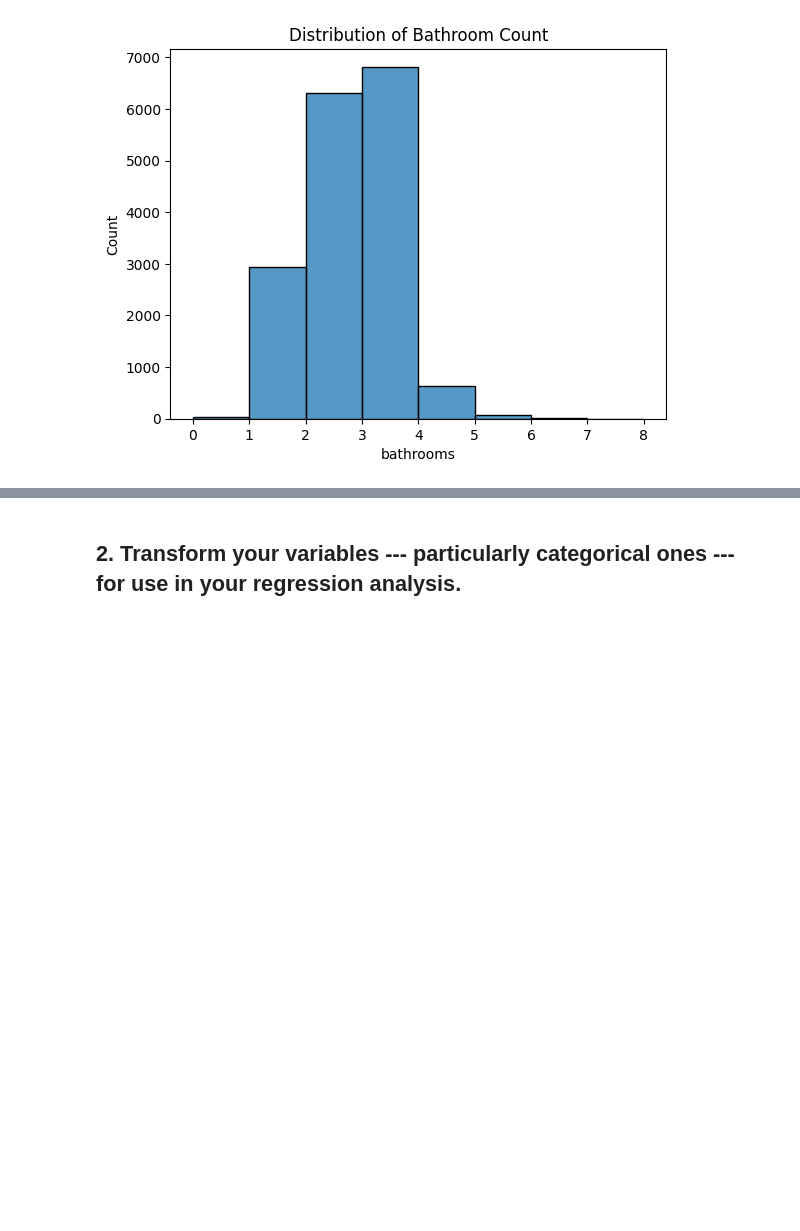
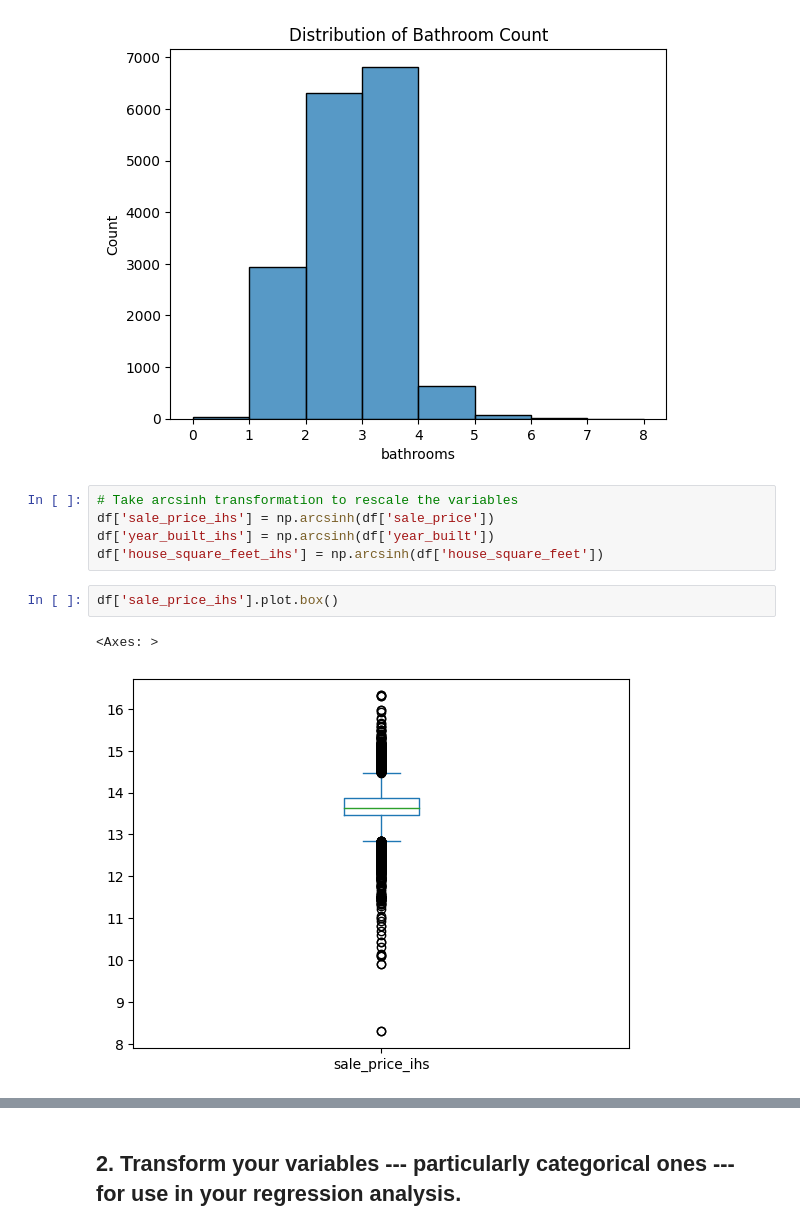
Before and after one commit to alyshaakhtar/DS3001-labs, a Jupyter notebook: 04_hedonic_pricing/04_hedonic_pricing.ipynb, the cells around one changed output, grey strips where cells are left out. Cells and saved outputs as stored; diff of their text form; blank space fills up the shorter version.

```diff
--- a/04_hedonic_pricing/04_hedonic_pricing.ipynb
+++ b/04_hedonic_pricing/04_hedonic_pricing.ipynb
@@ -187,3 +187,13 @@ min          0.000000
 max          8.000000
 Name: bathrooms, dtype: float64
 [figure]
+# %%
+# Take arcsinh transformation to rescale the variables
+df['sale_price_ihs'] = np.arcsinh(df['sale_price'])
+df['year_built_ihs'] = np.arcsinh(df['year_built'])
+df['house_square_feet_ihs'] = np.arcsinh(df['house_square_feet'])
+# %%
+df['sale_price_ihs'].plot.box()
+# %% [output]
+<Axes: >
+[figure, added]
```
Also changed, not shown: parts of 10 cells of this notebook.
